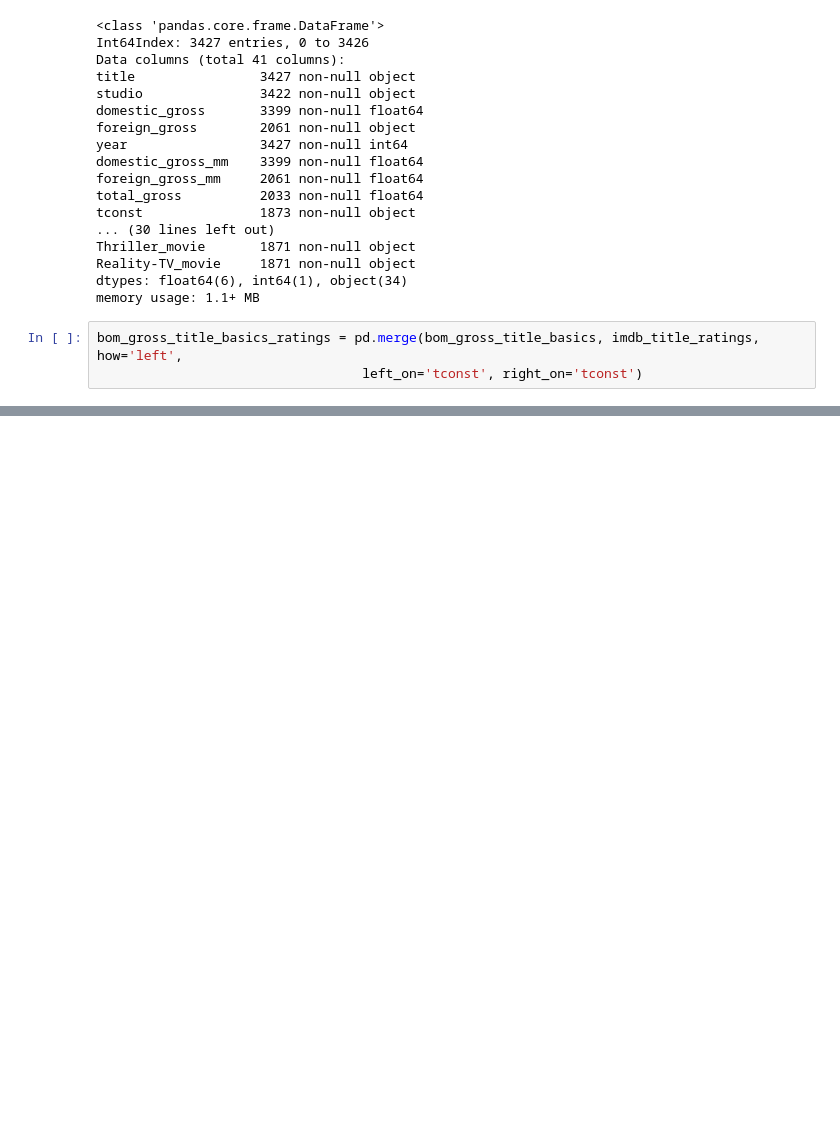
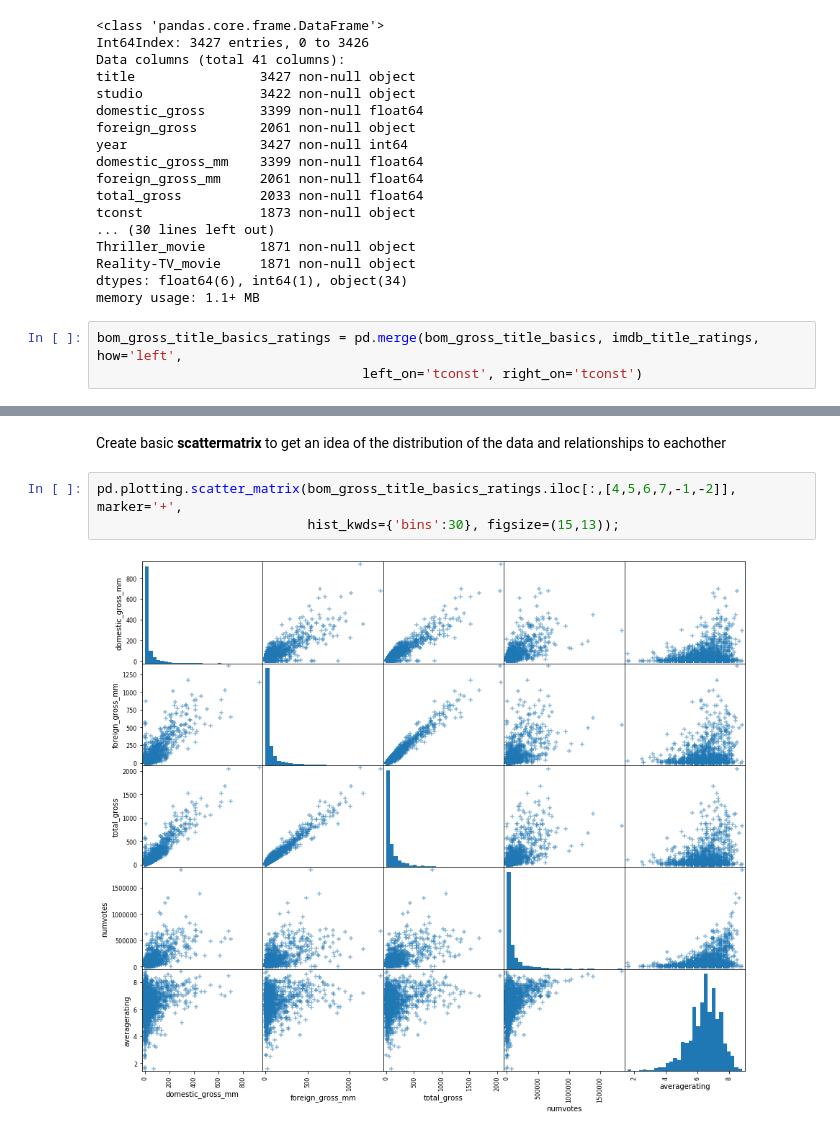
Before and after one commit to etr359/project-1-movie-analysis, a Jupyter notebook: project1_analysis_MASTER.ipynb, the cells around one changed output, grey strips where cells are left out. Cells and saved outputs as stored; diff of their text form; blank space fills up the shorter version.

```diff
--- a/project1_analysis_MASTER.ipynb
+++ b/project1_analysis_MASTER.ipynb
@@ -374,0 +480,7 @@ bom_gross_title_basics_ratings.head()
+# %% [markdown]
+Create basic __scattermatrix__ to get an idea of the distribution of the data and relationships to eachother
+# %%
+pd.plotting.scatter_matrix(bom_gross_title_basics_ratings.iloc[:,[4,5,6,7,-1,-2]], marker='+',
+                           hist_kwds={'bins':30}, figsize=(15,13));
+# %% [output]
+[figure, added]
```
Also changed, not shown: parts of 21 cells of this notebook.
